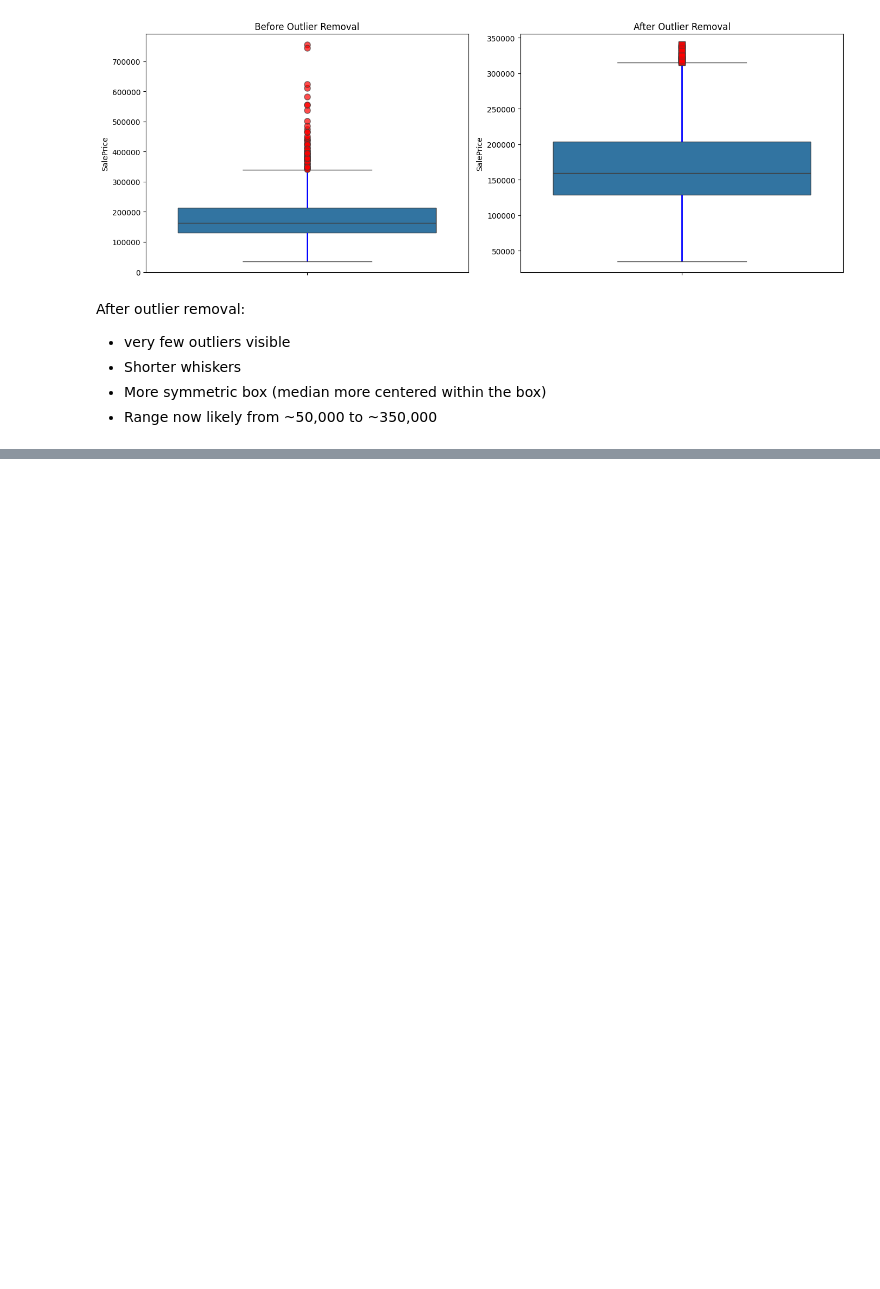
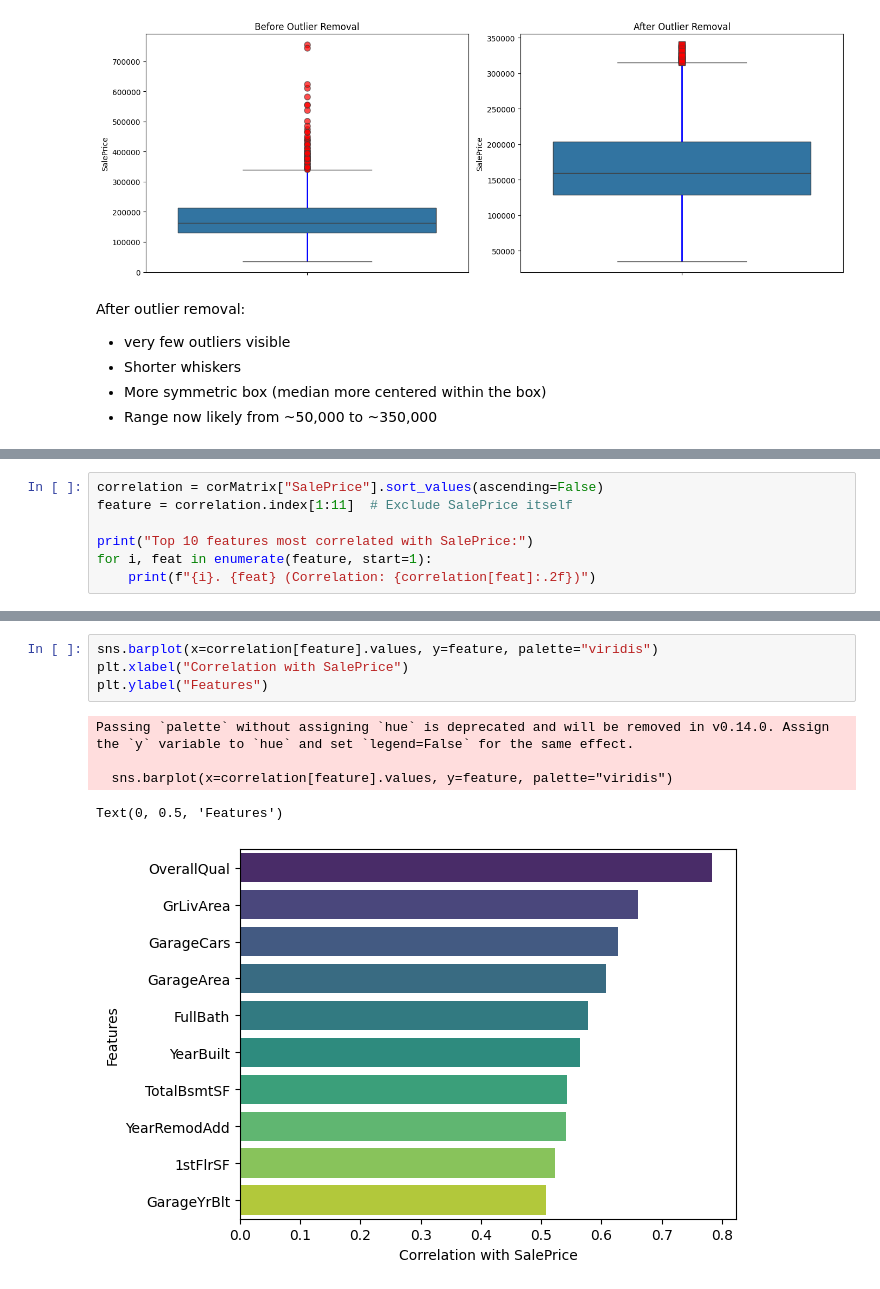
Before and after one commit to navinxqz/Inception-FSDS-classwork, a Jupyter notebook: Assignments/Assignment6.ipynb, the cells around one changed output, grey strips where cells are left out. Cells and saved outputs as stored; diff of their text form; blank space fills up the shorter version.

```diff
--- a/Assignments/Assignment6.ipynb
+++ b/Assignments/Assignment6.ipynb
@@ -281,0 +299,7 @@ After outlier removal:
+# %%
+correlation = corMatrix["SalePrice"].sort_values(ascending=False)
+feature = correlation.index[1:11]  # Exclude SalePrice itself
+
+print("Top 10 features most correlated with SalePrice:")
+for i, feat in enumerate(feature, start=1):
+    print(f"{i}. {feat} (Correlation: {correlation[feat]:.2f})")
@@ -281,0 +318,10 @@ After outlier removal:
+# %%
+sns.barplot(x=correlation[feature].values, y=feature, palette="viridis")
+plt.xlabel("Correlation with SalePrice")
+plt.ylabel("Features")
+# %% [output]
+Passing `palette` without assigning `hue` is deprecated and will be removed in v0.14.0. Assign the `y` variable to `hue` and set `legend=False` for the same effect.
+
+  sns.barplot(x=correlation[feature].values, y=feature, palette="viridis")
+Text(0, 0.5, 'Features')
+[figure, added]
```
Also changed, not shown: parts of 9 cells of this notebook.
